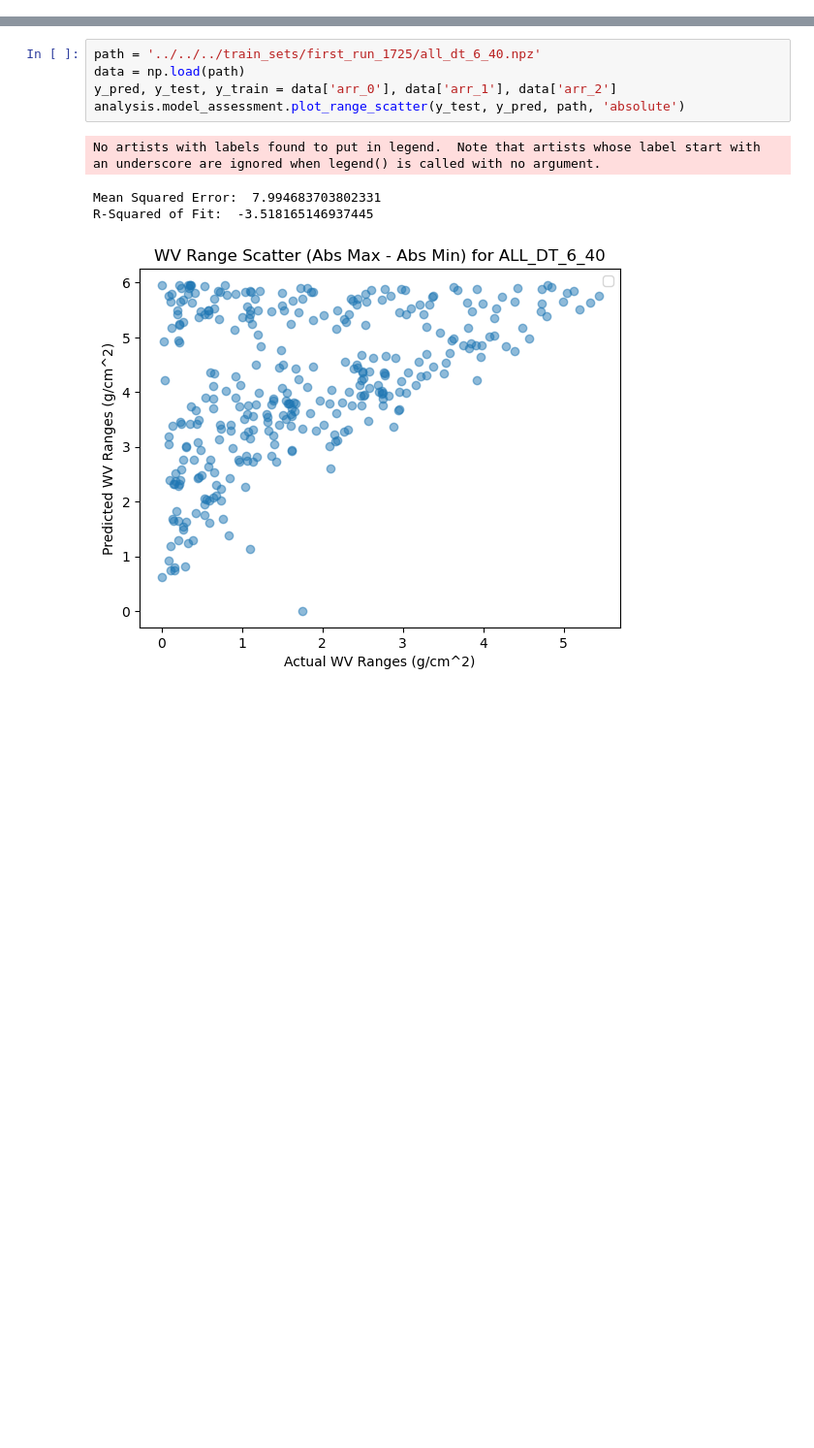
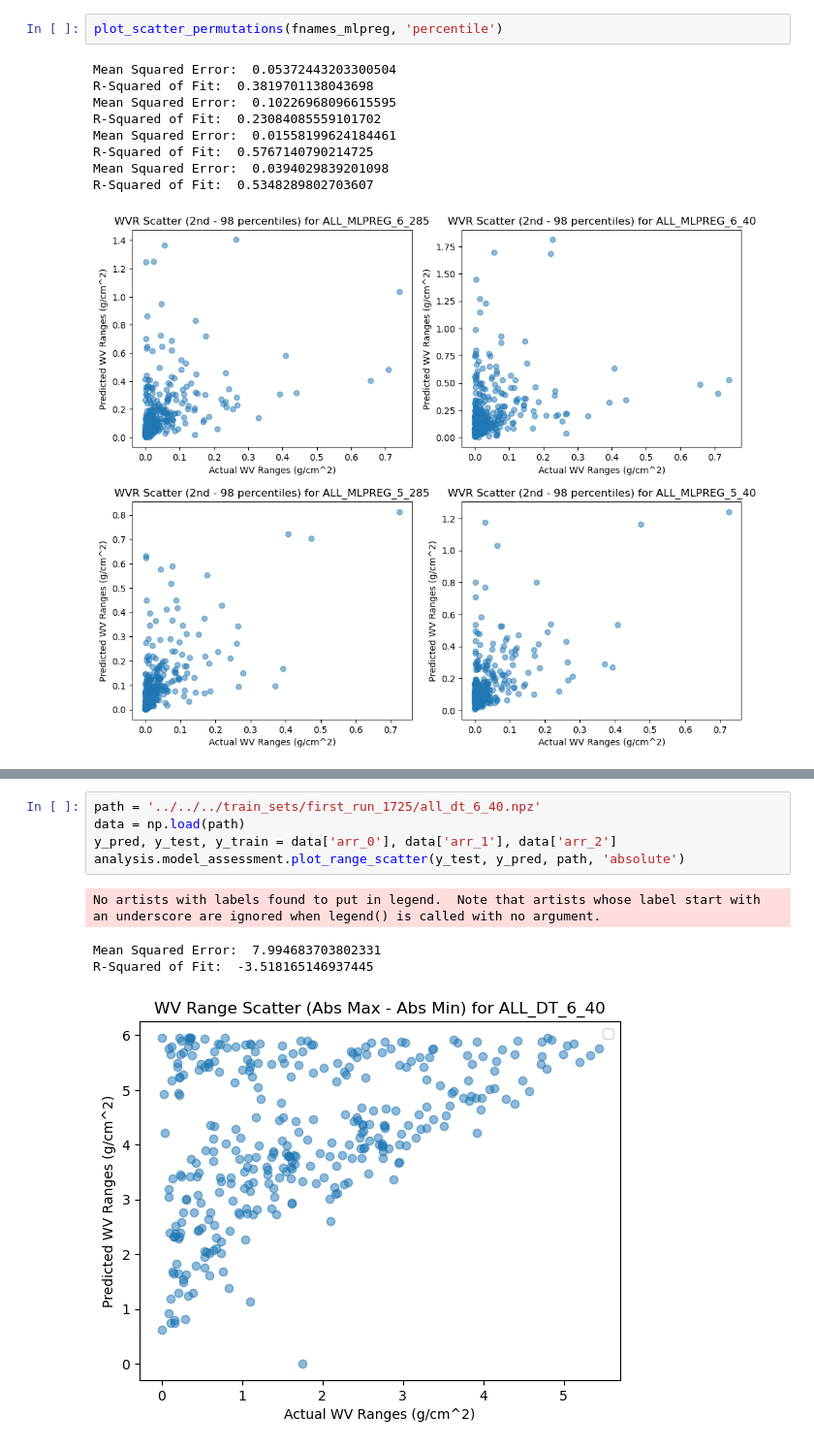
Before and after one commit to varunpatro1/water_vapor_estimation, a Jupyter notebook: full_emit/train_set_1725/range_scatter.ipynb, the cells around one changed output, grey strips where cells are left out. Shown at 97% size. Drawn from its saved outputs; the diff is of its cells as text; blank space fills up the shorter version.

```diff
--- a/full_emit/train_set_1725/range_scatter.ipynb
+++ b/full_emit/train_set_1725/range_scatter.ipynb
@@ -18,0 +58,12 @@ import analysis.train_data_analysis
+# %%
+plot_scatter_permutations(fnames_mlpreg, 'percentile')
+# %% [output]
+Mean Squared Error:  0.05372443203300504
+R-Squared of Fit:  0.3819701138043698
+Mean Squared Error:  0.10226968096615595
+R-Squared of Fit:  0.23084085559101702
+Mean Squared Error:  0.01558199624184461
+R-Squared of Fit:  0.5767140790214725
+Mean Squared Error:  0.0394029839201098
+R-Squared of Fit:  0.5348289802703607
+[figure, added]
```
Also changed, not shown: parts of 7 cells of this notebook, 9 other files.
